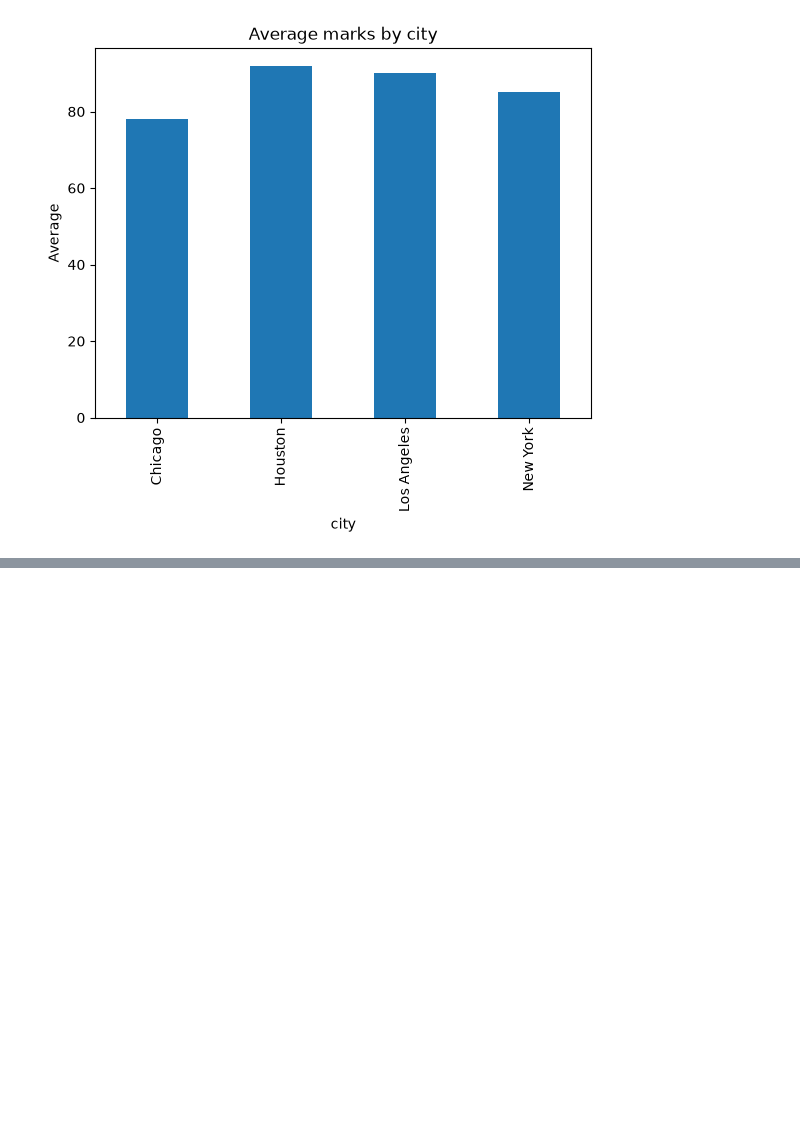
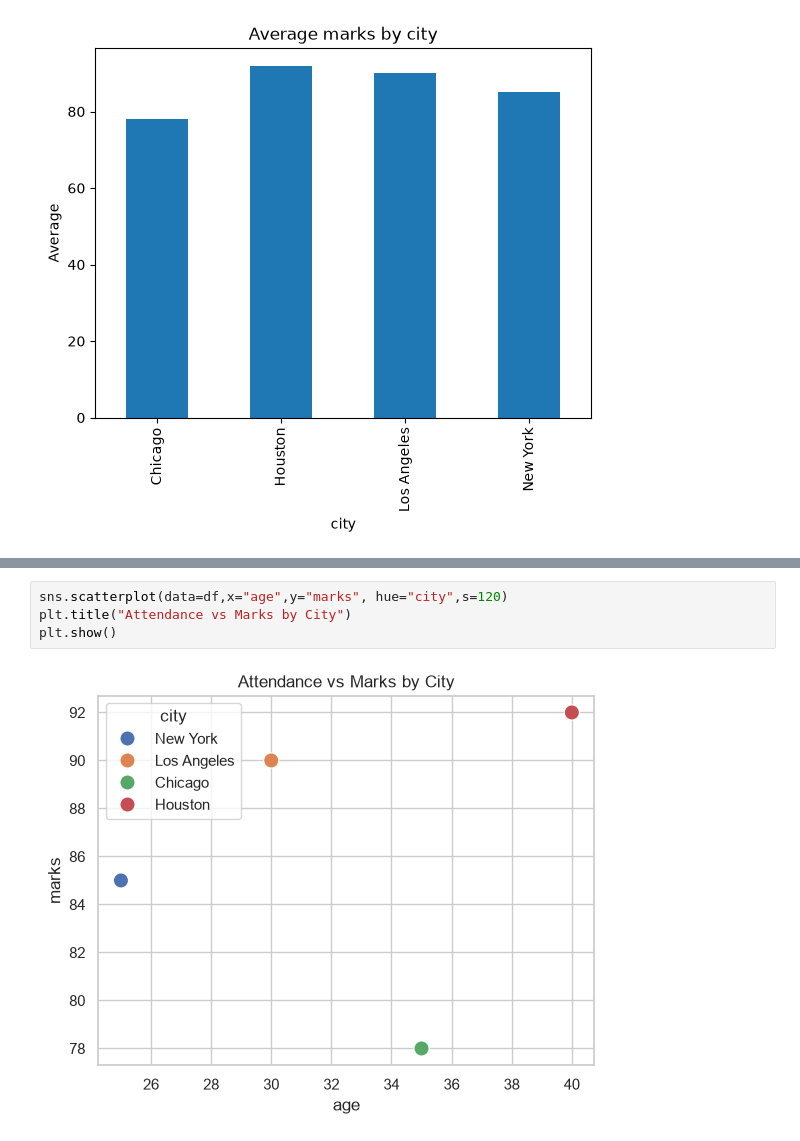
Before and after one commit to ajayy3/Fuel-Training-Python-Full-Stack-Using-AI-, a Jupyter notebook: day7.ipynb, the cells around one changed output, grey strips where cells are left out. Cells and saved outputs as stored; diff of their text form; blank space fills up the shorter version.

```diff
--- a/day7.ipynb
+++ b/day7.ipynb
@@ -150,0 +170,6 @@ plt.show()
+# %%
+sns.scatterplot(data=df,x="age",y="marks", hue="city",s=120)
+plt.title("Attendance vs Marks by City")
+plt.show()
+# %% [output]
+[figure, added]
```
Also changed, not shown: parts of 5 cells of this notebook, 6 other files.
